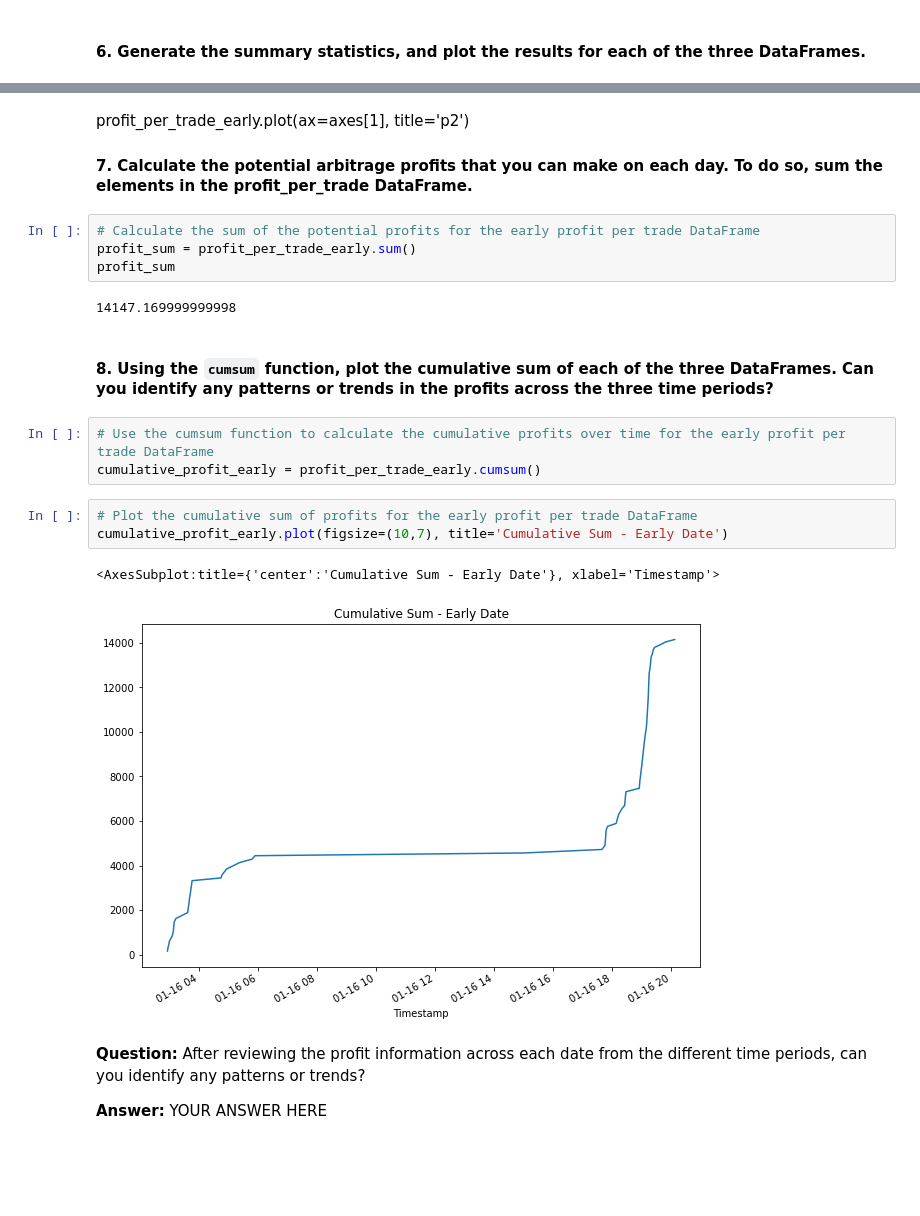
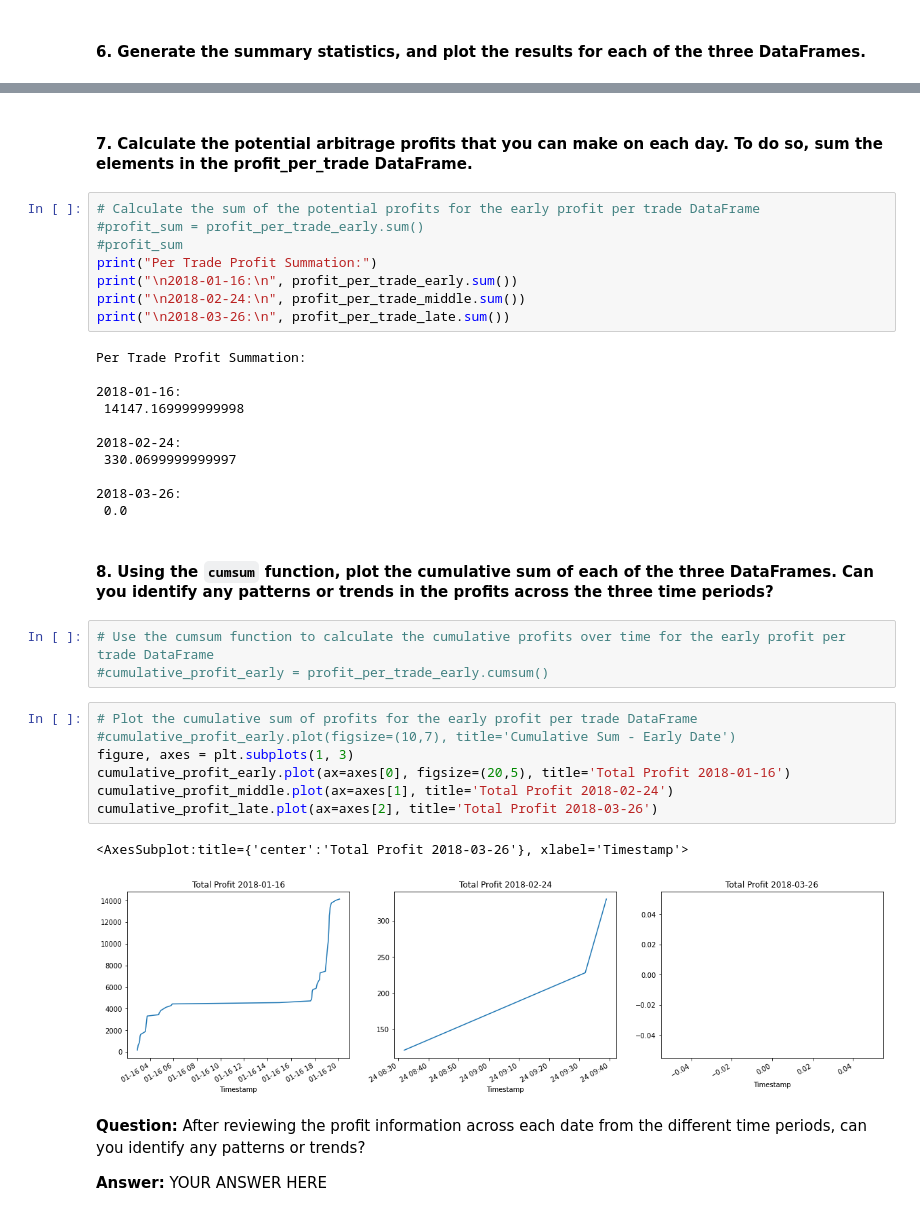
Before and after one commit to djonathan/Module_3_Challenge, a Jupyter notebook: crypto_arbitrage.ipynb, the cells around one changed output, grey strips where cells are left out. Cells and saved outputs as stored; diff of their text form; blank space fills up the shorter version.

Commit message:
Step 4 calculations moved to arbitrage_calc(). Data displays for three dates complete.

```diff
--- a/crypto_arbitrage.ipynb
+++ b/crypto_arbitrage.ipynb
@@ -518,23 +599,39 @@ profit_per_trade_early.plot(ax=axes[2], title='p3')
 # %% [markdown]
-profit_per_trade_early.plot(ax=axes[1], title='p2')
 #### 7. Calculate the potential arbitrage profits that you can make on each day. To do so, sum the elements in the profit_per_trade DataFrame.
 # %%
 # Calculate the sum of the potential profits for the early profit per trade DataFrame
-profit_sum = profit_per_trade_early.sum()
-profit_sum
+#profit_sum = profit_per_trade_early.sum()
+#profit_sum
+print("Per Trade Profit Summation:")
+print("\n2018-01-16:\n", profit_per_trade_early.sum())
+print("\n2018-02-24:\n", profit_per_trade_middle.sum())
+print("\n2018-03-26:\n", profit_per_trade_late.sum())
 # %% [output]
-14147.169999999998
+Per Trade Profit Summation:
+
+2018-01-16:
+ 14147.169999999998
+
+2018-02-24:
+ 330.0699999999997
+
+2018-03-26:
+ 0.0
 # %% [markdown]
 #### 8. Using the `cumsum` function, plot the cumulative sum of each of the three DataFrames. Can you identify any patterns or trends in the profits across the three time periods?
 # %%
 # Use the cumsum function to calculate the cumulative profits over time for the early profit per trade DataFrame
-cumulative_profit_early = profit_per_trade_early.cumsum()
+#cumulative_profit_early = profit_per_trade_early.cumsum()
 # %%
 # Plot the cumulative sum of profits for the early profit per trade DataFrame
-cumulative_profit_early.plot(figsize=(10,7), title='Cumulative Sum - Early Date')
+#cumulative_profit_early.plot(figsize=(10,7), title='Cumulative Sum - Early Date')
+figure, axes = plt.subplots(1, 3)
+cumulative_profit_early.plot(ax=axes[0], figsize=(20,5), title='Total Profit 2018-01-16')
+cumulative_profit_middle.plot(ax=axes[1], title='Total Profit 2018-02-24')
+cumulative_profit_late.plot(ax=axes[2], title='Total Profit 2018-03-26')
 # %% [output]
-<AxesSubplot:title={'center':'Cumulative Sum - Early Date'}, xlabel='Timestamp'>
+<AxesSubplot:title={'center':'Total Profit 2018-03-26'}, xlabel='Timestamp'>
-[figure, old version]
+[figure, new version]
 # %% [markdown]
 **Question:** After reviewing the profit information across each date from the different time periods, can you identify any patterns or trends?
 
```
Also changed, not shown: parts of 8 cells of this notebook.
